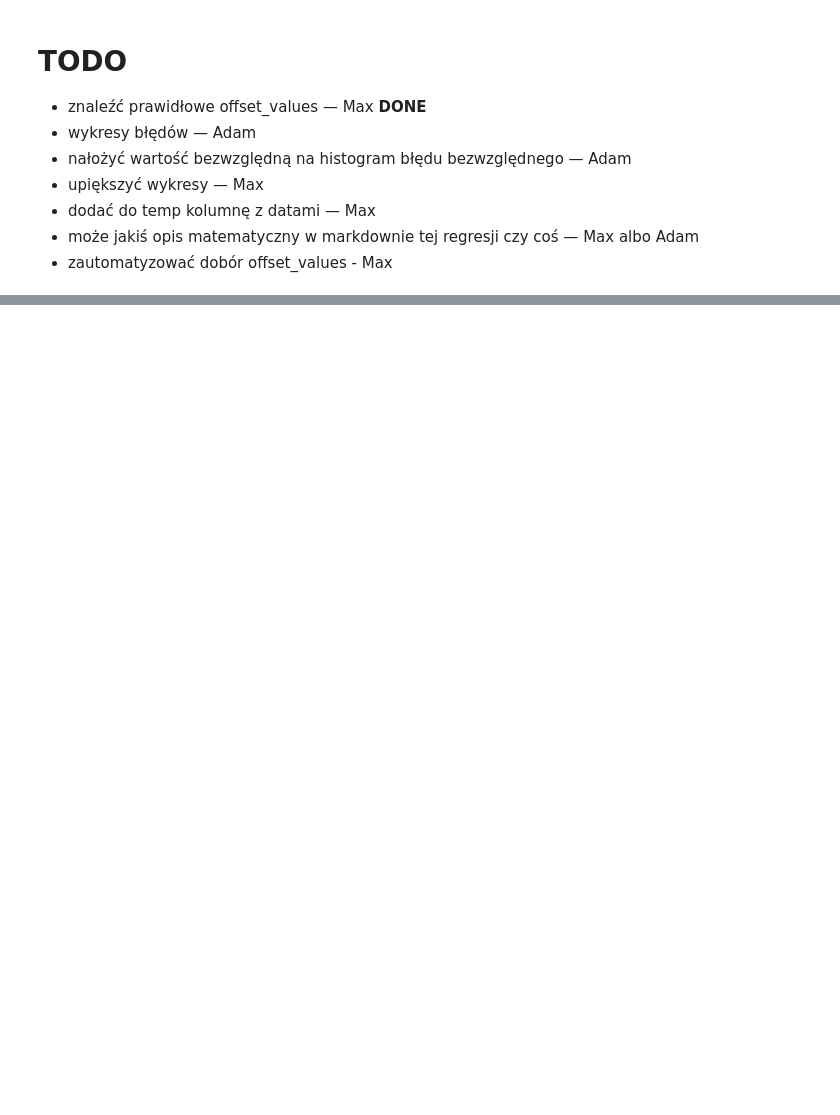
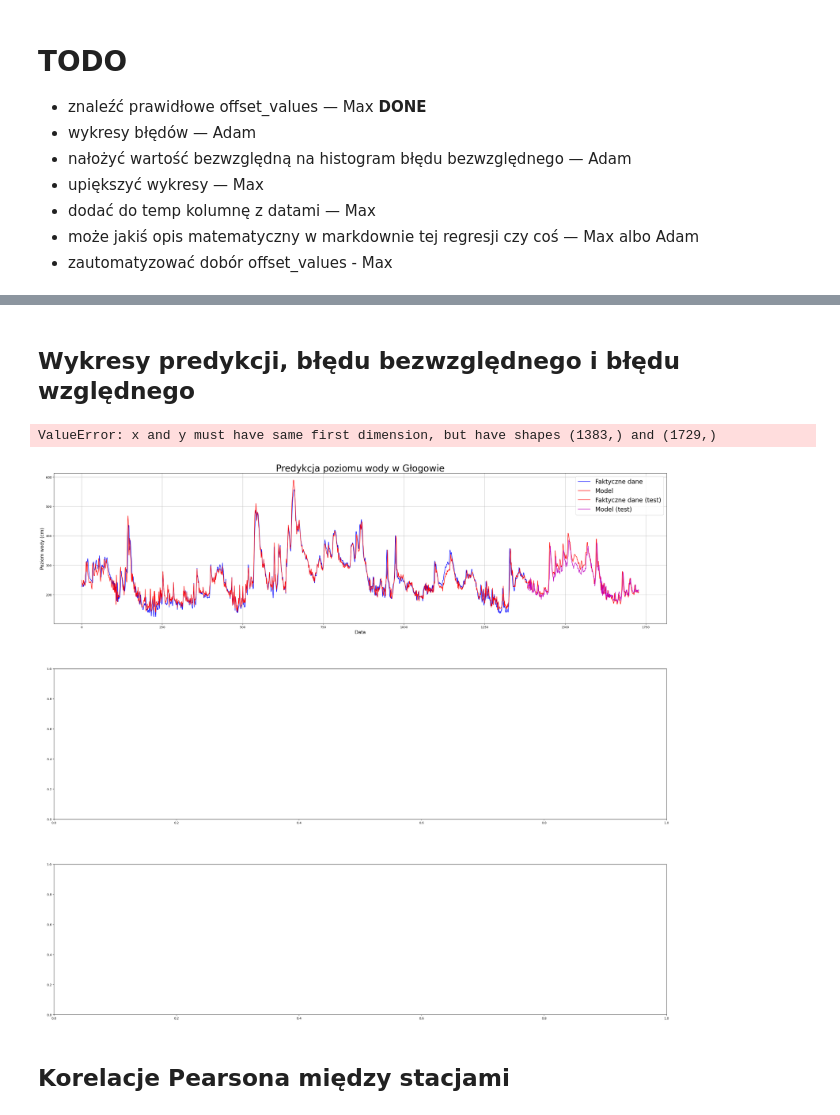
Before and after one commit to math-insight/water-level-estimation, a Jupyter notebook: src/model.ipynb, the cells around one changed output, grey strips where cells are left out. Saved outputs shown, nothing was run; the diff lists cells and outputs as text; code cells hidden in the pictures; blank space fills up the shorter version.

Commit message:
Prediction, abs error and rel error plots

```diff
--- a/src/model.ipynb
+++ b/src/model.ipynb
@@ -159,3 +167,49 @@ print('Test max relative error: %.5f' % max_relative_error)
+# %% [markdown]
+## Wykresy predykcji, błędu bezwzględnego i błędu względnego
+# %%
+# Tymczasowa oś X, trzeba będzie zmienić na prawdziwą datę
+date_train = np.arange(0, len(train_data))
+date_test = np.arange(len(train_data), len(train_data) + len(test_data))
+
+# Okno wykresów
+fig, axes = plt.subplots(figsize=(36, 32), nrows=3, ncols=1, gridspec_kw={'hspace': 0.3})
+
+# Wykres predykcji
+axes[0].plot(date_train, train_data['GŁOGÓW'], color='b', label='Faktyczne dane')
+axes[0].plot(date_train, model.predict(), 'r', label='Model')
+axes[0].plot(date_test, test_data['GŁOGÓW'], color='r', label='Faktyczne dane (test)')
+axes[0].plot(date_test, test_predict, color='m', label='Model (test)')
+axes[0].set_xlabel('Data', fontsize=15)
+axes[0].set_ylabel('Poziom wody (cm)', fontsize=15)
+axes[0].set_title('Predykcja poziomu wody w Głogowie', fontsize=30)
+axes[0].legend(loc='upper right', fontsize=20)
+axes[0].grid()
+
+# Wykres błędu bezwzględnego
+axes[1].plot(date_train, train_absolute_error, color='b', label='Błąd bezwzględny') # ValueError: x and y must have same first dimension, but have shapes (1383,) and (1729,)
+axes[1].plot(date_test, test_absolute_error, color='r', label='Błąd bezwzględny (test)')
+axes[1].set_xlabel('Data', fontsize=15)
+axes[1].set_ylabel('Błąd bezwzględny', fontsize=15)
+axes[1].set_title('Błąd bezwzględny', fontsize=30)
+axes[1].legend(loc='upper right', fontsize=20)
+axes[1].grid()
+
+# Wykres błędu względnego
+axes[2].plot(date_train, train_relative_error, color='b', label='Błąd względny')
+axes[2].plot(date_test, test_relative_error, color='r', label='Błąd względny (test)')
+axes[2].set_xlabel('Data', fontsize=15)
+axes[2].set_ylabel('Błąd względny', fontsize=15)
+axes[2].set_title('Błąd względny', fontsize=30)
+axes[2].legend(loc='upper right', fontsize=20)
+axes[2].grid()
+
+# Wyświetlenie wykresów
+fig.show()
+# %% [output]
+ValueError: x and y must have same first dimension, but have shapes (1383,) and (1729,)
+[figure, added]
+# %% [markdown]
+## Korelacje Pearsona między stacjami
 # %%
 # Funkcja do liczenia korelacji Pearsona między dwiema stacjami
 def correlation_between_stations(station_1, station_2, lag):
```
Also changed, not shown: parts of 10 cells of this notebook.
